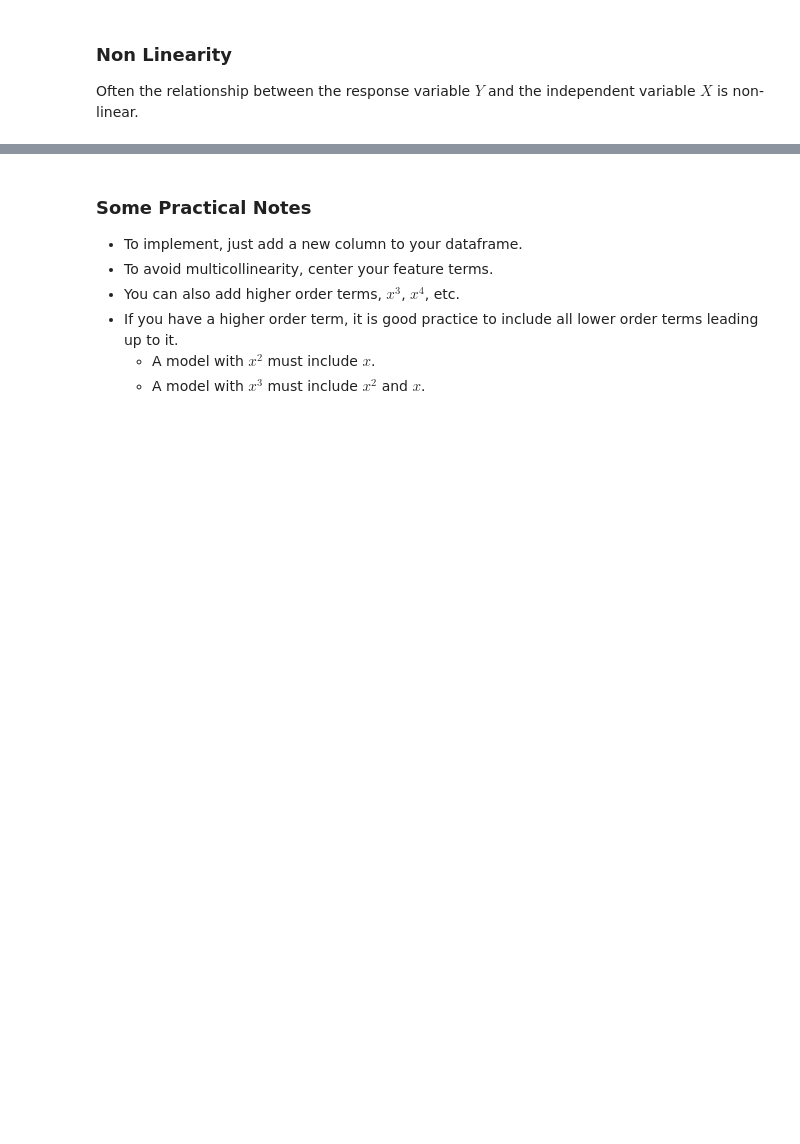
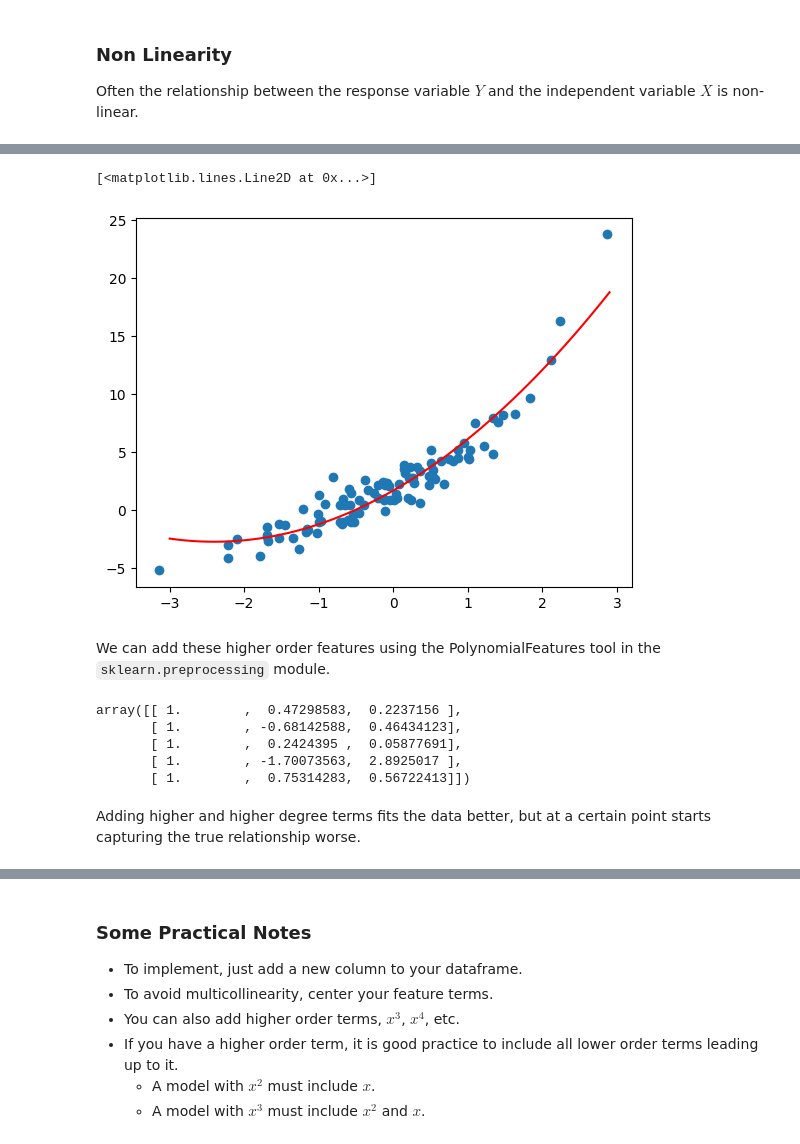
Before and after one commit to satadisha/data-exploratorium, a Jupyter notebook: DATA213/NLR-Week3.ipynb, the cells around one changed output, grey strips where cells are left out. Drawn from its saved outputs; the diff is of its cells as text; code cells hidden in the pictures; blank space fills up the shorter version.

```diff
--- a/DATA213/NLR-Week3.ipynb
+++ b/DATA213/NLR-Week3.ipynb
@@ -106,0 +121,27 @@ Because the squared terms are captured in the design matrix, we can still consid
+# %%
+D_matrix = np.hstack([X,X**2])
+quad_reg = LinearRegression()
+quad_reg.fit(D_matrix,Y)
+
+ax = np.arange(-3,3,0.1).reshape(-1,1)
+plt.scatter(X,Y)
+plt.plot(ax,quad_reg.predict(np.hstack([ax,ax**2])),color="red")
+# %% [output]
+[<matplotlib.lines.Line2D at 0x...>]
+[figure, added]
+# %% [markdown]
+We can add these higher order features using the PolynomialFeatures tool in the ``sklearn.preprocessing`` module.
+# %%
+from sklearn.preprocessing import PolynomialFeatures
+
+poly = PolynomialFeatures(degree=2)
+poly_X = poly.fit_transform(X)
+poly_X[0:5]
+# %% [output]
+array([[ 1.        ,  0.47298583,  0.2237156 ],
+       [ 1.        , -0.68142588,  0.46434123],
+       [ 1.        ,  0.2424395 ,  0.05877691],
+       [ 1.        , -1.70073563,  2.8925017 ],
+       [ 1.        ,  0.75314283,  0.56722413]])
+# %% [markdown]
+Adding higher and higher degree terms fits the data better, but at a certain point starts capturing the true relationship worse.
```
Also changed, not shown: parts of 27 cells of this notebook, 8 other files.
